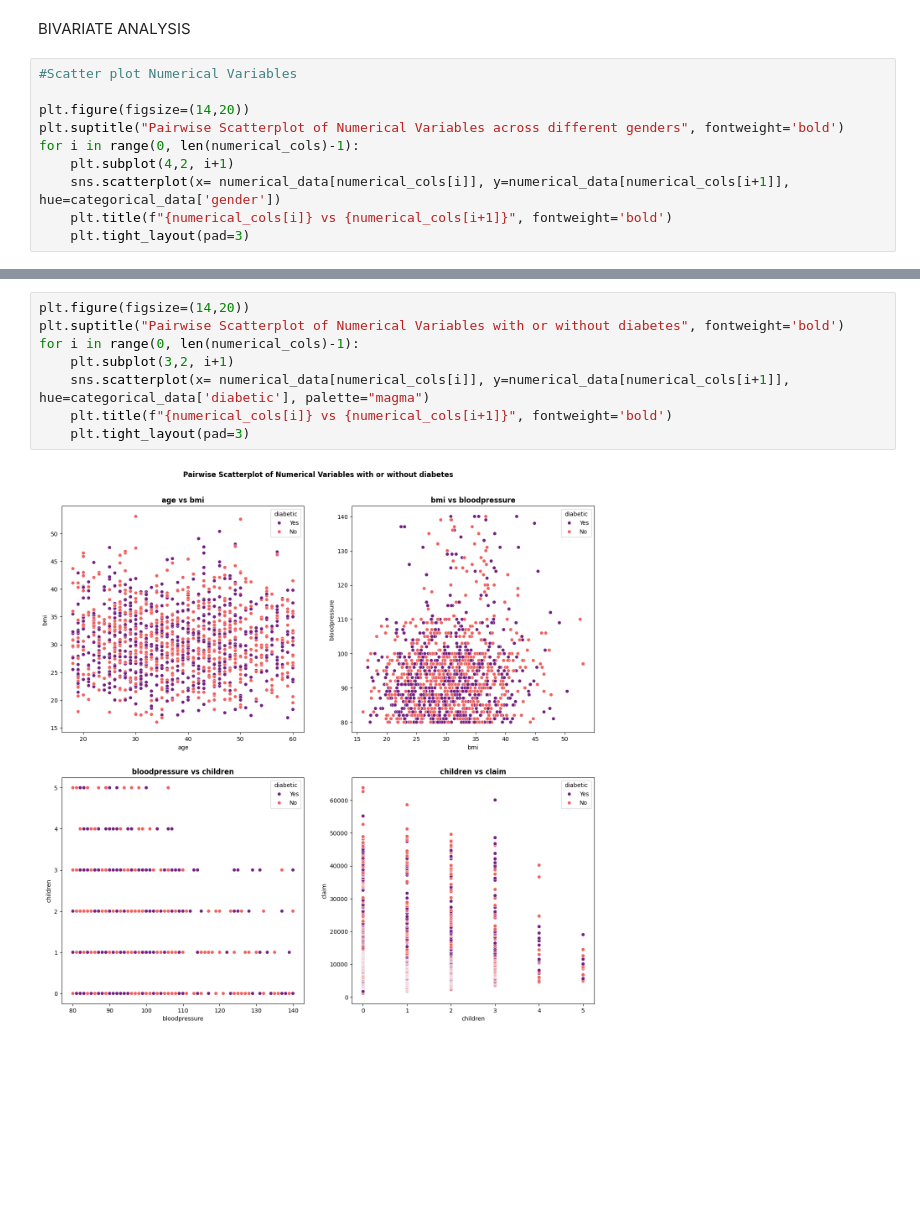
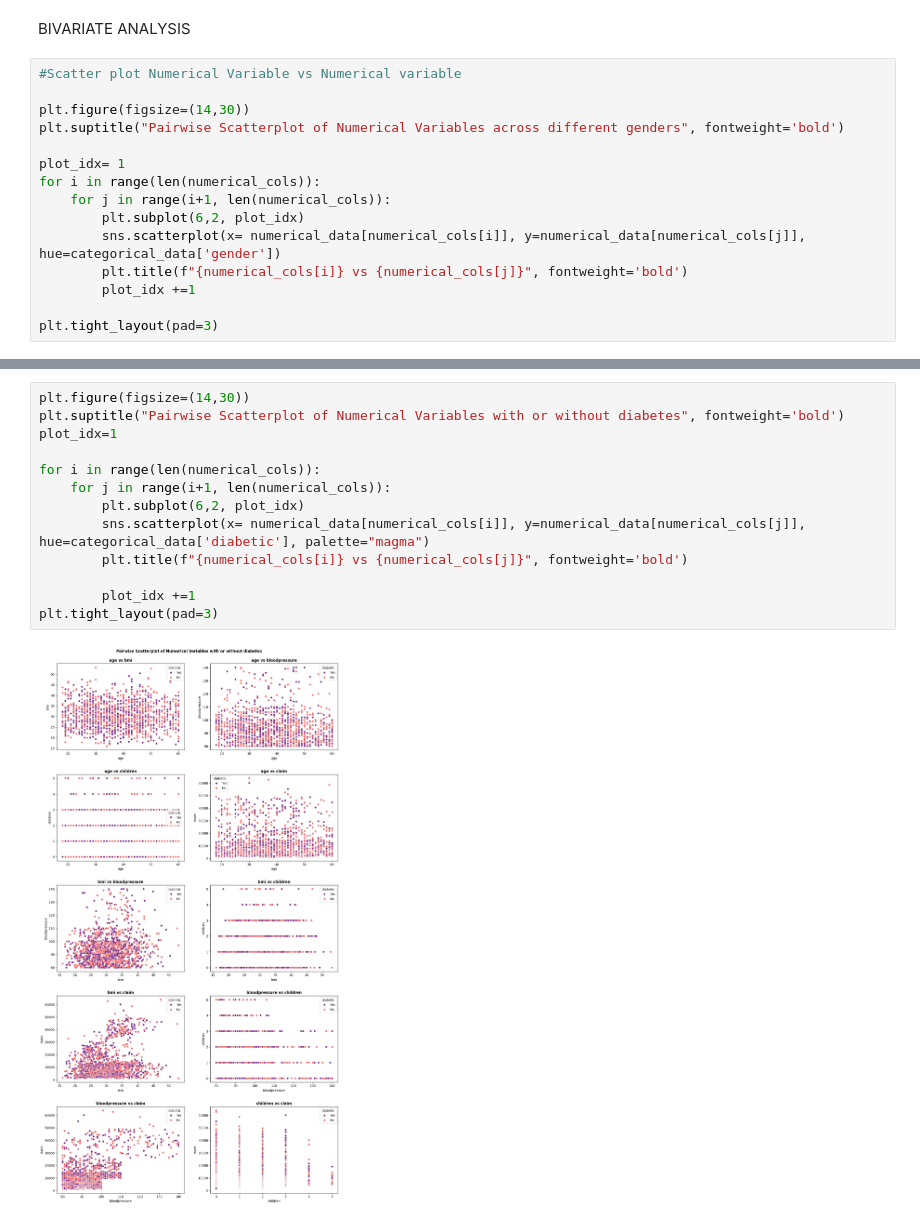
Before and after one commit to btokoli/Insurance-Claims-Prediction-Model, a Jupyter notebook: insurance_claims.ipynb, the cells around one changed output, grey strips where cells are left out. Cells and saved outputs as stored; diff of their text form; blank space fills up the shorter version.

```diff
--- a/insurance_claims.ipynb
+++ b/insurance_claims.ipynb
@@ -191,13 +194,18 @@ for i, col in enumerate(categorical_data):
 # %% [markdown]
 BIVARIATE ANALYSIS
 # %%
-#Scatter plot Numerical Variables
+#Scatter plot Numerical Variable vs Numerical variable
 
-plt.figure(figsize=(14,20))
+plt.figure(figsize=(14,30))
 plt.suptitle("Pairwise Scatterplot of Numerical Variables across different genders", fontweight='bold')
-for i in range(0, len(numerical_cols)-1):
-    plt.subplot(4,2, i+1)
-    sns.scatterplot(x= numerical_data[numerical_cols[i]], y=numerical_data[numerical_cols[i+1]], hue=categorical_data['gender'])
-    plt.title(f"{numerical_cols[i]} vs {numerical_cols[i+1]}", fontweight='bold')
-    plt.tight_layout(pad=3)
+
+plot_idx= 1
+for i in range(len(numerical_cols)):
+    for j in range(i+1, len(numerical_cols)):
+        plt.subplot(6,2, plot_idx)
+        sns.scatterplot(x= numerical_data[numerical_cols[i]], y=numerical_data[numerical_cols[j]], hue=categorical_data['gender'])
+        plt.title(f"{numerical_cols[i]} vs {numerical_cols[j]}", fontweight='bold')
+        plot_idx +=1
+
+plt.tight_layout(pad=3)
 # %% [output]
@@ -205,10 +215,15 @@ for i in range(0, len(numerical_cols)-1):
 # %%
-plt.figure(figsize=(14,20))
+plt.figure(figsize=(14,30))
 plt.suptitle("Pairwise Scatterplot of Numerical Variables with or without diabetes", fontweight='bold')
-for i in range(0, len(numerical_cols)-1):
-    plt.subplot(3,2, i+1)
-    sns.scatterplot(x= numerical_data[numerical_cols[i]], y=numerical_data[numerical_cols[i+1]], hue=categorical_data['diabetic'], palette="magma")
-    plt.title(f"{numerical_cols[i]} vs {numerical_cols[i+1]}", fontweight='bold')
-    plt.tight_layout(pad=3)
+plot_idx=1
+
+for i in range(len(numerical_cols)):
+    for j in range(i+1, len(numerical_cols)):
+        plt.subplot(6,2, plot_idx)
+        sns.scatterplot(x= numerical_data[numerical_cols[i]], y=numerical_data[numerical_cols[j]], hue=categorical_data['diabetic'], palette="magma")
+        plt.title(f"{numerical_cols[i]} vs {numerical_cols[j]}", fontweight='bold')
+
+        plot_idx +=1
+plt.tight_layout(pad=3)
 # %% [output]
-[figure, old version]
+[figure, new version]
```
Also changed, not shown: parts of 10 cells of this notebook.
